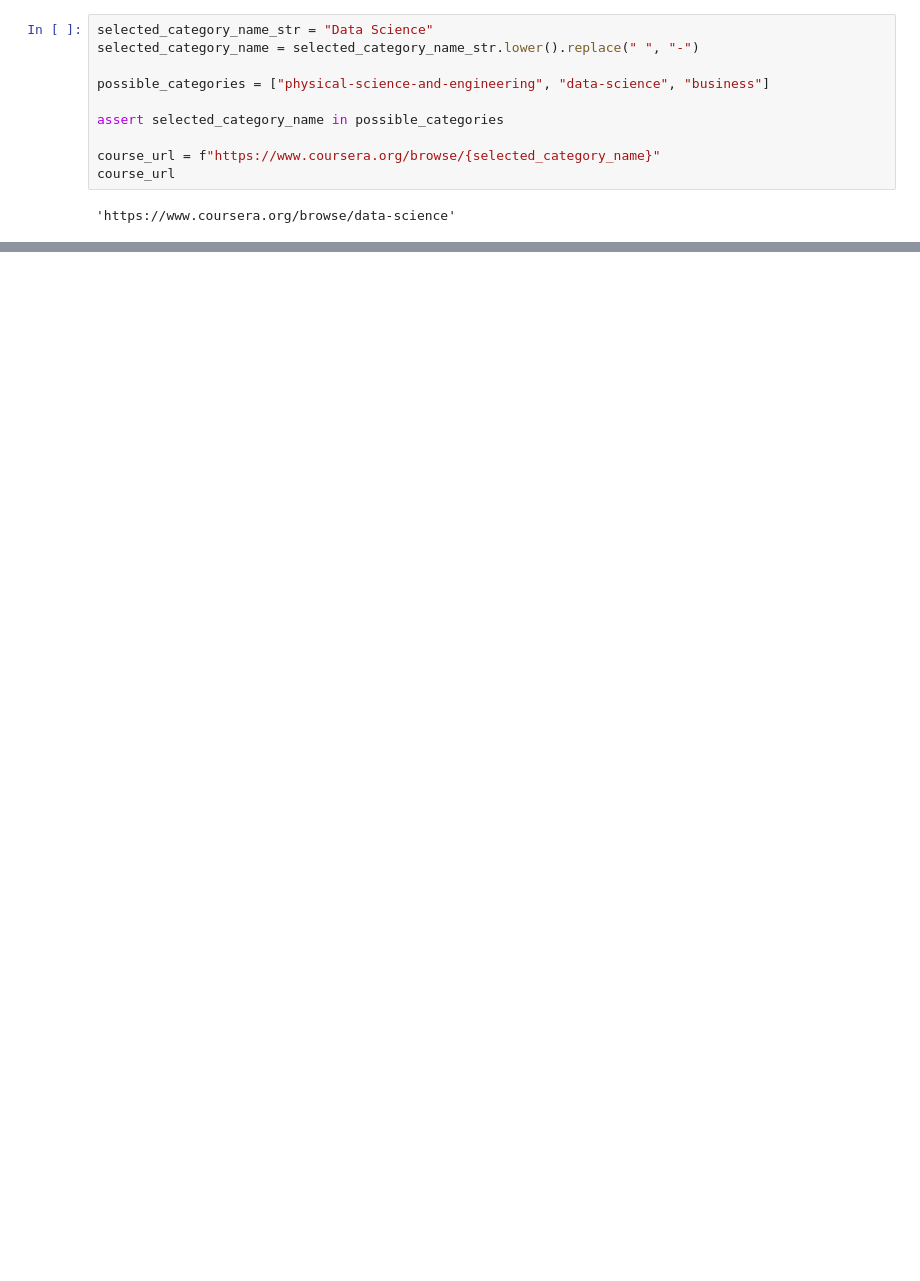
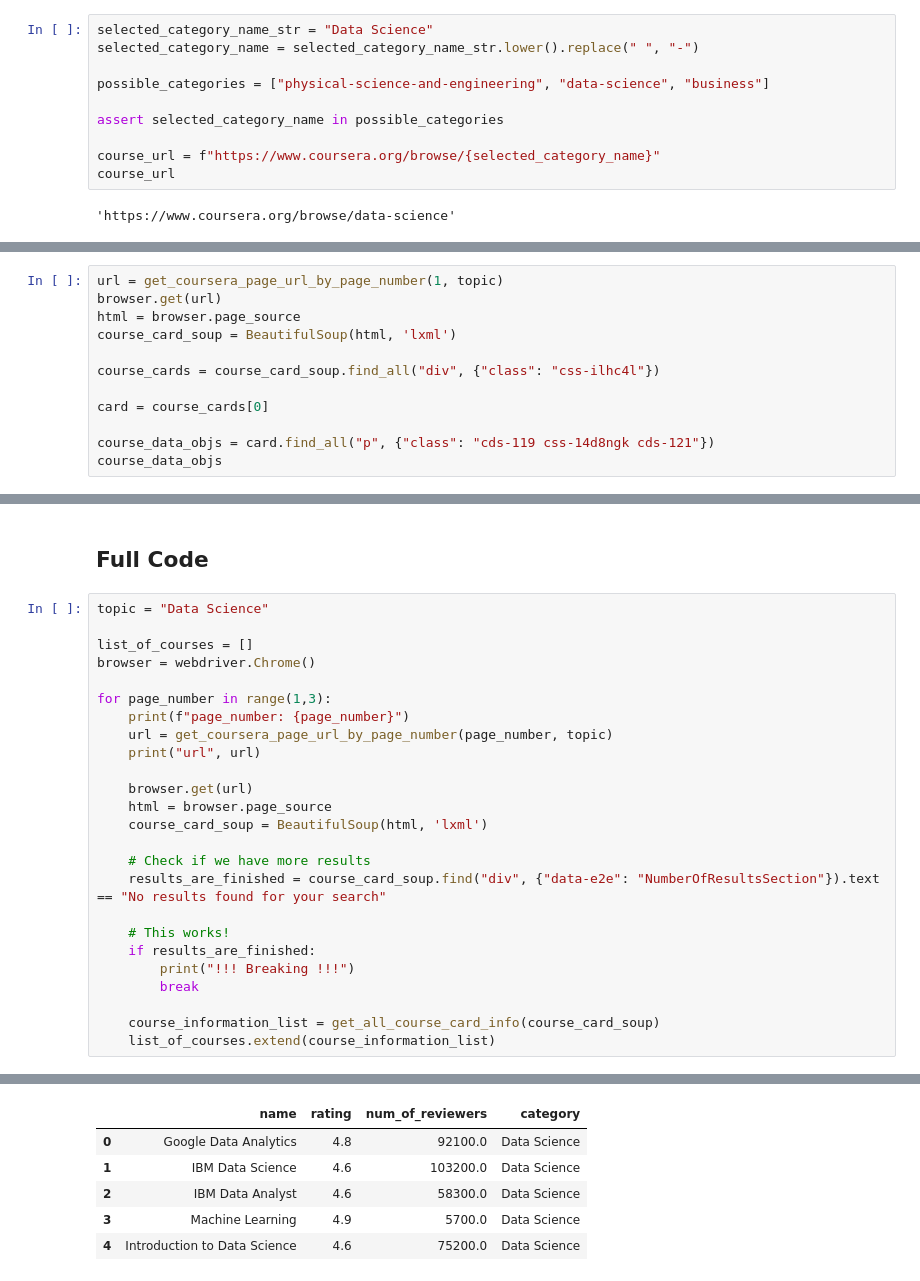
Before and after one commit to minimac321/Webscraping-Coursera-information, a Jupyter notebook: Coursera-Web-Scraper.ipynb, the cells around one changed output, grey strips where cells are left out. Cells and saved outputs as stored; diff of their text form; blank space fills up the shorter version.

Commit message:
feat: Code working for full notebook

```diff
--- a/Coursera-Web-Scraper.ipynb
+++ b/Coursera-Web-Scraper.ipynb
@@ -397,0 +235,12 @@ AttributeError: 'NoneType' object has no attribute 'text'
+# %%
+url = get_coursera_page_url_by_page_number(1, topic)
+browser.get(url)
+html = browser.page_source
+course_card_soup = BeautifulSoup(html, 'lxml')
+
+course_cards = course_card_soup.find_all("div", {"class": "css-ilhc4l"})
+
+card = course_cards[0]
+
+course_data_objs = card.find_all("p", {"class": "cds-119 css-14d8ngk cds-121"})
+course_data_objs
@@ -397,0 +254,28 @@ AttributeError: 'NoneType' object has no attribute 'text'
+# %% [markdown]
+## Full Code
+# %%
+topic = "Data Science"
+
+list_of_courses = []
+browser = webdriver.Chrome()
+
+for page_number in range(1,3):
+    print(f"page_number: {page_number}")
+    url = get_coursera_page_url_by_page_number(page_number, topic)
+    print("url", url)
+
+    browser.get(url)
+    html = browser.page_source
+    course_card_soup = BeautifulSoup(html, 'lxml')
+
+    # Check if we have more results
+    results_are_finished = course_card_soup.find("div", {"data-e2e": "NumberOfResultsSection"}).text == "No results found for your search"
+
+    # This works!
+    if results_are_finished:
+        print("!!! Breaking !!!")
+        break
+
+    course_information_list = get_all_course_card_info(course_card_soup)
+    list_of_courses.extend(course_information_list)
+# %% [output]
@@ -397,0 +299,6 @@ AttributeError: 'NoneType' object has no attribute 'text'
+|  | name | rating | num_of_reviewers | category |
+| 0 | Google Data Analytics | 4.8 | 92100.0 | Data Science |
+| 1 | IBM Data Science | 4.6 | 103200.0 | Data Science |
+| 2 | IBM Data Analyst | 4.6 | 58300.0 | Data Science |
+| 3 | Machine Learning | 4.9 | 5700.0 | Data Science |
+| 4 | Introduction to Data Science | 4.6 | 75200.0 | Data Science |
```
Also changed, not shown: parts of 36 cells of this notebook.
